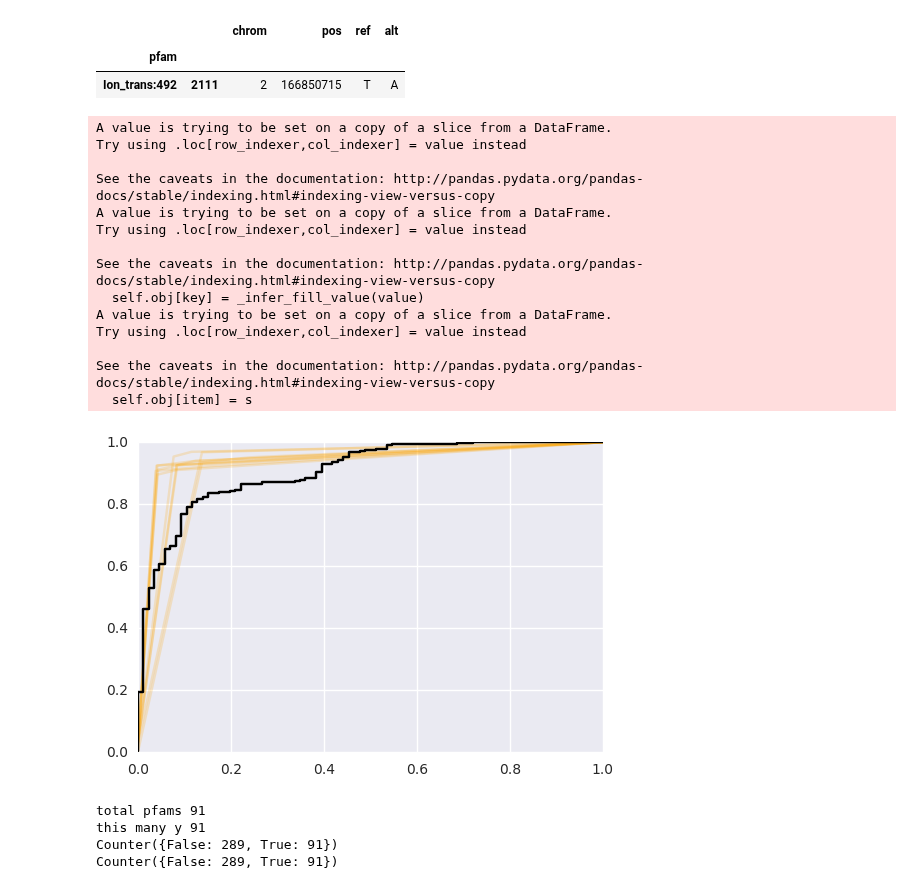
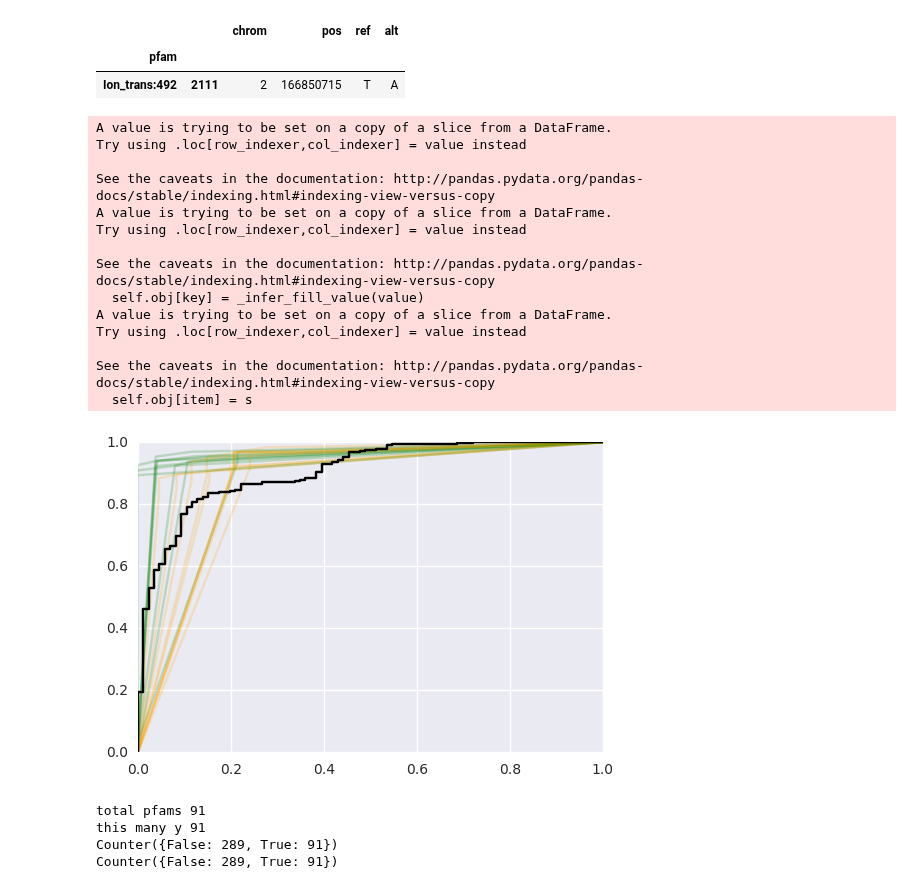
Before and after one commit to samesense/pathopredictor, a Jupyter notebook: notebooks/pure-domains.ipynb, the cells around one changed output. Drawn from its saved outputs; the diff is of its cells as text; code cells hidden in the pictures.

Commit message:
eval fg using just path-frac

```diff
--- a/notebooks/pure-domains.ipynb
+++ b/notebooks/pure-domains.ipynb
@@ -173,7 +173,7 @@ y_shit[y_shit.pos==166850715]
 | pfam |  |  |  |  |  |
 | Ion_trans:492 | 2111 | 2 | 166850715 | T | A |
 # %%
-def loop():
+def loop(use_cols):
     cc = ['chrom','pos','ref','alt']
     y_set = {':'.join([str(y) for y in ls]) for ls in
              df_x.groupby('pfam').apply(fn).values}
@@ -205,43 +205,48 @@ def loop():
     df_test.loc[:, 'size_c'] = df_test.apply(lambda row: match(row, domain_info)[1], axis=1)
     df_test.loc[:, 'path_na_c'] = df_test.apply(lambda row: match(row, domain_info)[2], axis=1)
 
-    cols = ['mpc', 'size_c', 'path_na_c', 'path_frac_c']
+    cols = use_cols#['mpc', 'size_c', 'path_na_c', 'path_frac_c']
     X, y = df_train[cols], df_train['y']
     tree_clf.fit(X, y)
     dot_data = StringIO()
     tree.export_graphviz(tree_clf, feature_names=cols, out_file=dot_data)
     graph = pydotplus.graph_from_dot_data( dot_data.getvalue() )
     graph.write_pdf('mtr_tree.x.pdf')
     X_test, y_test = df_test[cols], df_test['y']
     preds = tree_clf.predict_proba(X_test)
     fpr_tree, tpr_tree, _ = metrics.roc_curve(list(y_test), [p[1] for p in preds], pos_label=1)
     return fpr_tree, tpr_tree
 
 for x in range(10):
-    fpr_tree, tpr_tree = loop()
-    plt.plot(fpr_tree, tpr_tree, label='tree', color='orange', alpha=0.2)
+    use_cols = ['mpc', 'size_c', 'path_na_c', 'path_frac_c']
+    fpr_tree, tpr_tree = loop(use_cols)
+    plt.plot(fpr_tree, tpr_tree, label='tree', color='green', alpha=0.2)
+
+    use_cols = ['size_c', 'path_na_c', 'path_frac_c']
+    fpr_tree, tpr_tree = loop(use_cols)
+    plt.plot(fpr_tree, tpr_tree, label='tree-no-mpc', color='orange', alpha=0.2)
 
 scores = df_x['mpc'].values
 truth = df_x['y'].values
 fpr_mpc, tpr_mpc, _ = metrics.roc_curve(truth, scores, pos_label=1)
 plt.plot(fpr_mpc, tpr_mpc, label='mpc', color='black')
 plt.savefig('roc.png')
 # %% [output]
 A value is trying to be set on a copy of a slice from a DataFrame.
 Try using .loc[row_indexer,col_indexer] = value instead
 
 See the caveats in the documentation: http://pandas.pydata.org/pandas-docs/stable/indexing.html#indexing-view-versus-copy
 A value is trying to be set on a copy of a slice from a DataFrame.
 Try using .loc[row_indexer,col_indexer] = value instead
 
 See the caveats in the documentation: http://pandas.pydata.org/pandas-docs/stable/indexing.html#indexing-view-versus-copy
   self.obj[key] = _infer_fill_value(value)
 A value is trying to be set on a copy of a slice from a DataFrame.
 Try using .loc[row_indexer,col_indexer] = value instead
 
 See the caveats in the documentation: http://pandas.pydata.org/pandas-docs/stable/indexing.html#indexing-view-versus-copy
   self.obj[item] = s
-[figure, old version]
+[figure, new version]
 # %%
 # problem: on y can be in multiple domains
 # 9:131344110:C:C <- not a change
```
Also changed, not shown: 2 other files.
